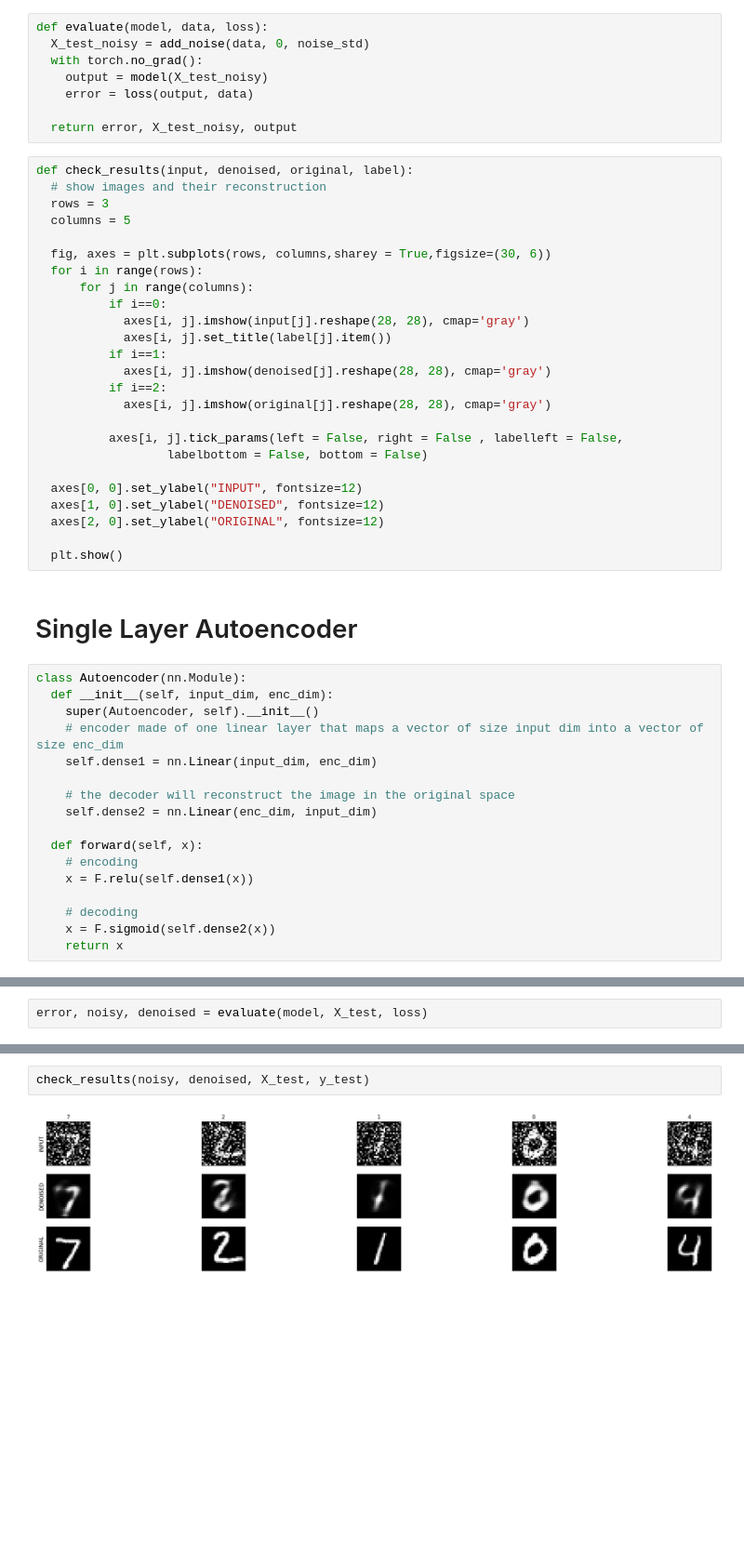
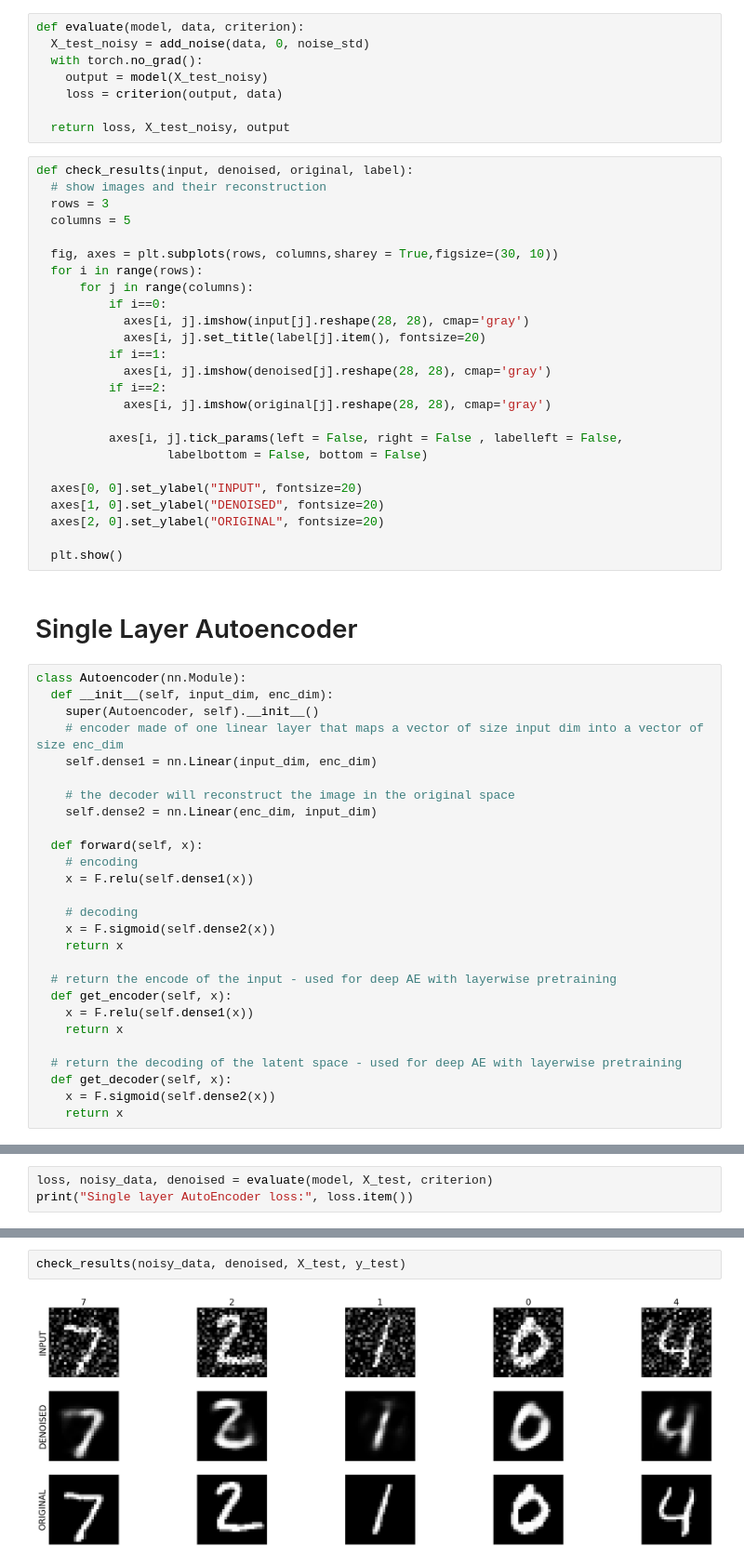
Before and after one commit to Sopralapanca/Pattern-Recognition, a Jupyter notebook: ASSIGNMENT_1_GIACOMO_CARFI_AUTOENCODER.ipynb, the cells around one changed output, grey strips where cells are left out. Shown at 93% size. Cells and saved outputs as stored; diff of their text form; blank space fills up the shorter version.

```diff
--- a/ASSIGNMENT_1_GIACOMO_CARFI_AUTOENCODER.ipynb
+++ b/ASSIGNMENT_1_GIACOMO_CARFI_AUTOENCODER.ipynb
@@ -139,24 +136,24 @@ def fit(epochs, model, loss, train_loader, optimizer):
   return history
 # %%
-def evaluate(model, data, loss):
+def evaluate(model, data, criterion):
   X_test_noisy = add_noise(data, 0, noise_std)
   with torch.no_grad():
     output = model(X_test_noisy)
-    error = loss(output, data)
+    loss = criterion(output, data)
 
-  return error, X_test_noisy, output
+  return loss, X_test_noisy, output
 # %%
 def check_results(input, denoised, original, label):
   # show images and their reconstruction
   rows = 3
   columns = 5
 
-  fig, axes = plt.subplots(rows, columns,sharey = True,figsize=(30, 6))
+  fig, axes = plt.subplots(rows, columns,sharey = True,figsize=(30, 10))
   for i in range(rows):
       for j in range(columns):
           if i==0:
             axes[i, j].imshow(input[j].reshape(28, 28), cmap='gray')
-            axes[i, j].set_title(label[j].item())
+            axes[i, j].set_title(label[j].item(), fontsize=20)
           if i==1:
             axes[i, j].imshow(denoised[j].reshape(28, 28), cmap='gray')
           if i==2:
@@ -165,9 +162,9 @@ def check_results(input, denoised, original, label):
           axes[i, j].tick_params(left = False, right = False , labelleft = False,
                   labelbottom = False, bottom = False)
 
-  axes[0, 0].set_ylabel("INPUT", fontsize=12)
-  axes[1, 0].set_ylabel("DENOISED", fontsize=12)
-  axes[2, 0].set_ylabel("ORIGINAL", fontsize=12)
+  axes[0, 0].set_ylabel("INPUT", fontsize=20)
+  axes[1, 0].set_ylabel("DENOISED", fontsize=20)
+  axes[2, 0].set_ylabel("ORIGINAL", fontsize=20)
 
   plt.show()
 # %% [markdown]
@@ -189,6 +186,16 @@ class Autoencoder(nn.Module):
     # decoding
     x = F.sigmoid(self.dense2(x))
     return x
+
+  # return the encode of the input - used for deep AE with layerwise pretraining
+  def get_encoder(self, x):
+    x = F.relu(self.dense1(x))
+    return x
+
+  # return the decoding of the latent space - used for deep AE with layerwise pretraining
+  def get_decoder(self, x):
+    x = F.sigmoid(self.dense2(x))
+    return x
 # %%
 model = Autoencoder(X_train.shape[1], encoding_dim)
 optimizer = torch.optim.Adam(model.parameters(), lr=0.001)
@@ -218,2 +224,3 @@ Epoch: 20       Training Loss: 0.5674145645275712
 # %%
-error, noisy, denoised = evaluate(model, X_test, loss)
+loss, noisy_data, denoised = evaluate(model, X_test, criterion)
+print("Single layer AutoEncoder loss:", loss.item())
@@ -220,4 +229,4 @@ error, noisy, denoised = evaluate(model, X_test, loss)
 # %%
-check_results(noisy, denoised, X_test, y_test)
+check_results(noisy_data, denoised, X_test, y_test)
 # %% [output]
-[figure, old version]
+[figure, new version]
```
Also changed, not shown: parts of 16 cells of this notebook.
